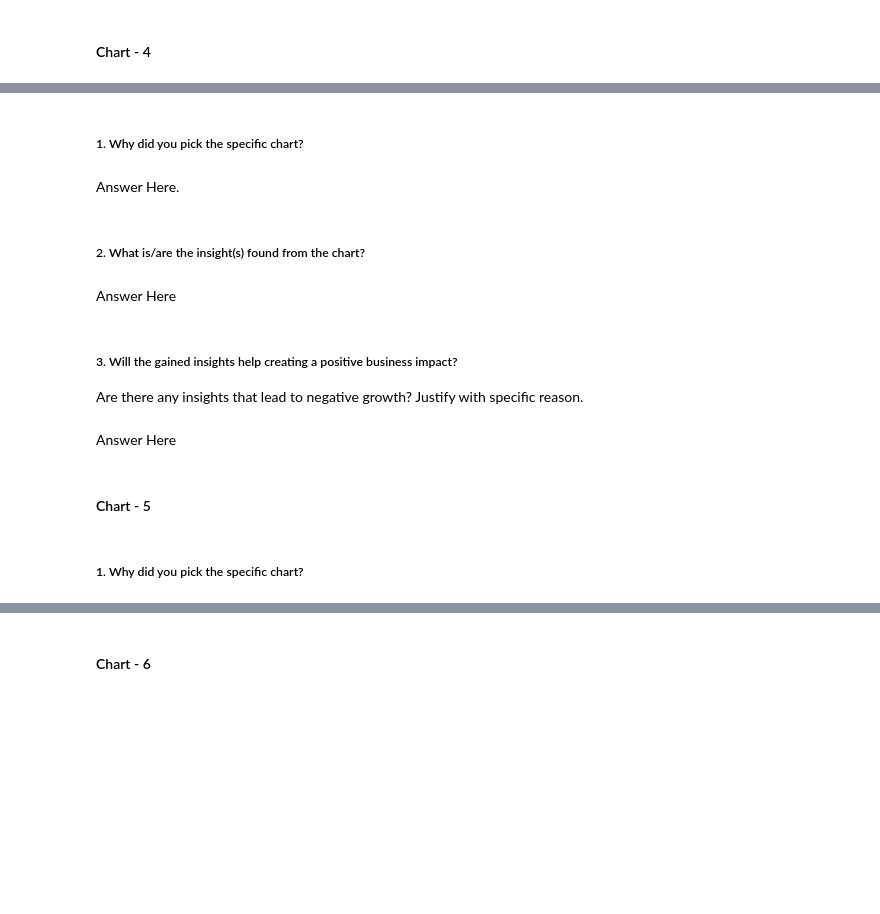
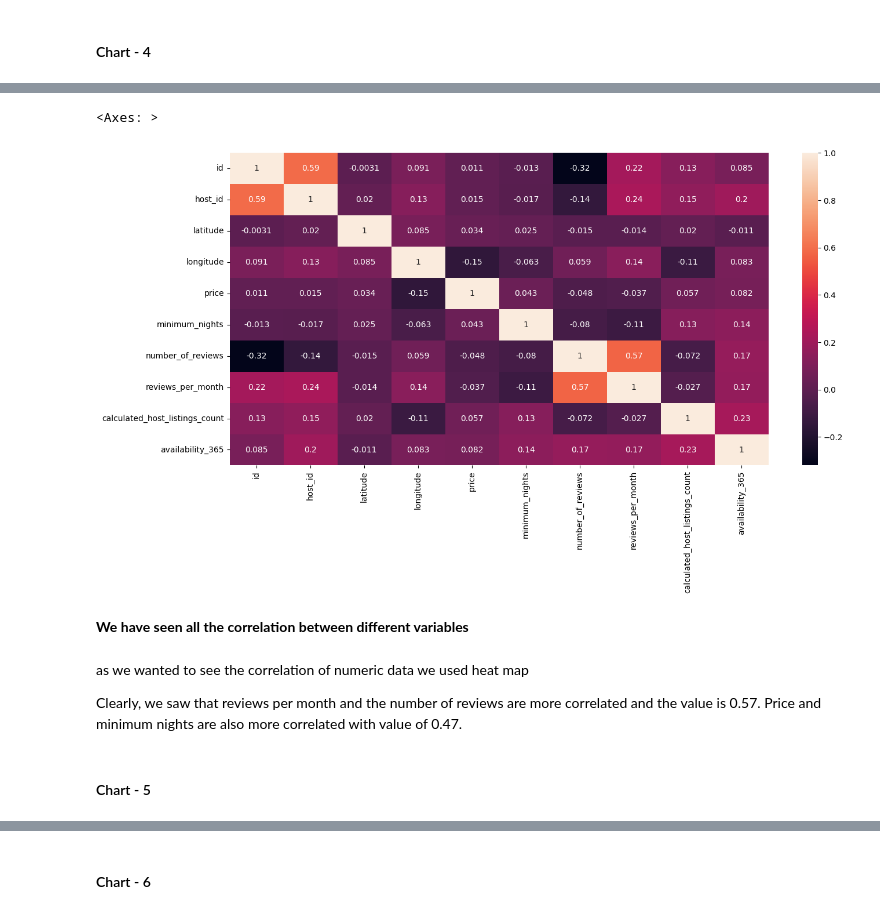
Before and after one commit to dipakpatil2001/D-SCIENCE, a Jupyter notebook: Air_Bnb_DP_.ipynb, the cells around one changed output, grey strips where cells are left out. Drawn from its saved outputs; the diff is of its cells as text; code cells hidden in the pictures; blank space fills up the shorter version.

```diff
--- a/Air_Bnb_DP_.ipynb
+++ b/Air_Bnb_DP_.ipynb
@@ -574,15 +575,16 @@ Answer Here
-# %% [markdown]
-##### 1. Why did you pick the specific chart?
-# %% [markdown]
-Answer Here.
-# %% [markdown]
-##### 2. What is/are the insight(s) found from the chart?
-# %% [markdown]
-Answer Here
-# %% [markdown]
-##### 3. Will the gained insights help creating a positive business impact?
-Are there any insights that lead to negative growth? Justify with specific reason.
-# %% [markdown]
-Answer Here
+# %%
+#plot a heatmap to see the correlaton between the columns
+cor_mat=df1.corr()
+fig = plt.figure(figsize=(15,7))
+sns.heatmap(cor_mat,annot=True)
+# %% [output]
+<Axes: >
+[figure, added]
+# %% [markdown]
+**We have seen all the correlation between different variables**
+# %% [markdown]
+as we wanted to see the correlation of numeric data we used heat map
+
+Clearly, we saw that reviews per month and the number of reviews are more correlated and the value is 0.57. Price and minimum nights are also more correlated with value of 0.47.
 # %% [markdown]
 #### Chart - 5
@@ -591,2 +590,0 @@ Answer Here
-# %% [markdown]
-##### 1. Why did you pick the specific chart?
```
Also changed, not shown: parts of 121 cells of this notebook.
